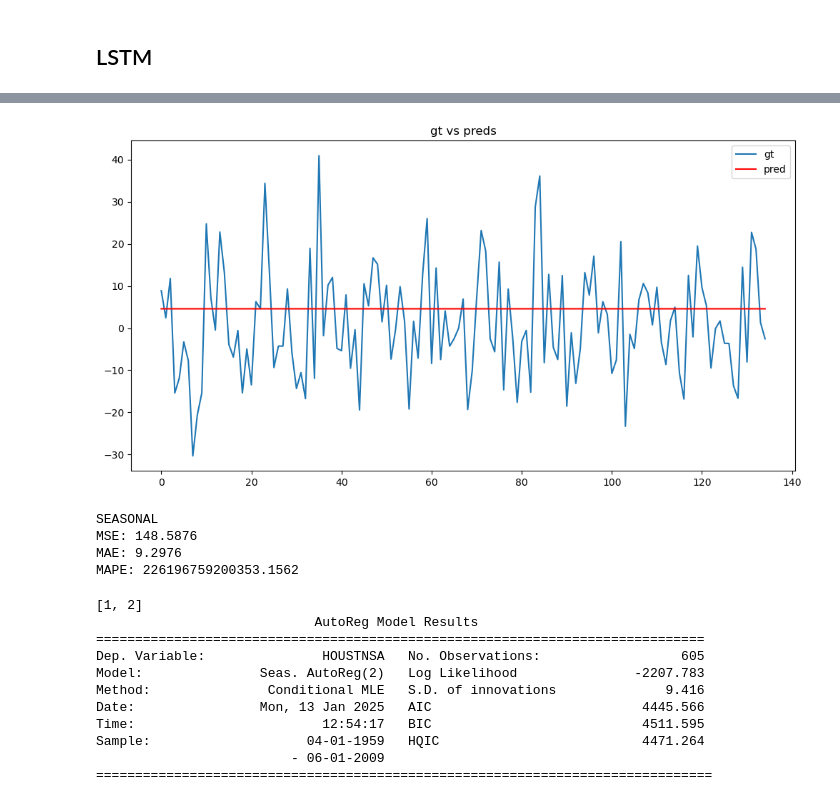
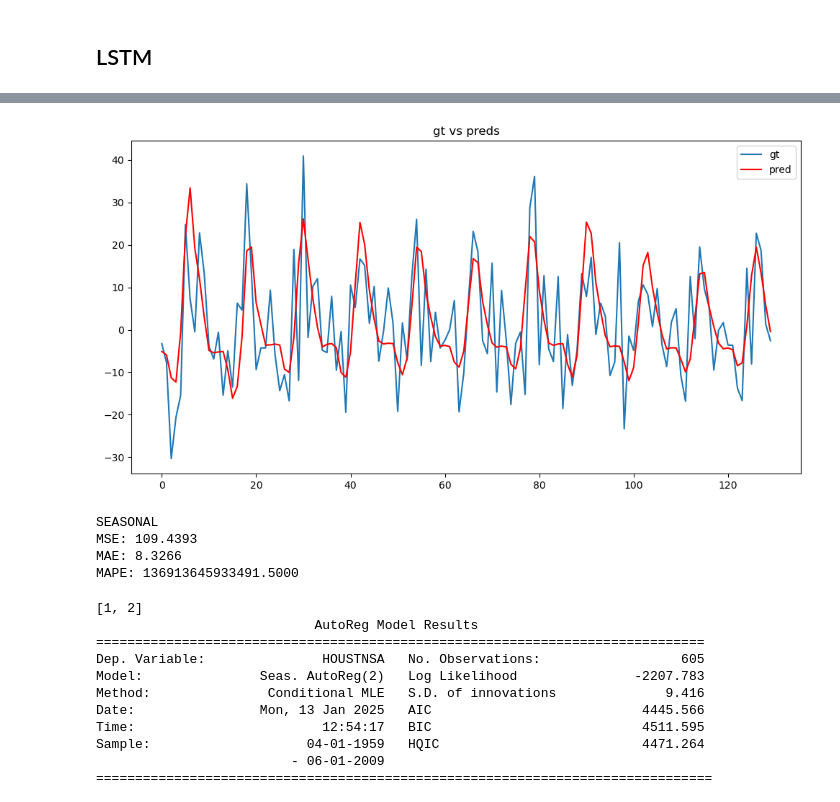
Before and after one commit to mattiasospetti/Data-Analysis, a Jupyter notebook: statsForecast.ipynb, the cells around one changed output, grey strips where cells are left out. Cells and saved outputs as stored; diff of their text form; code cells hidden in the pictures.

```diff
--- a/statsForecast.ipynb
+++ b/statsForecast.ipynb
@@ -270,7 +270,7 @@ def create_sequences(data, sequence_length):
         y.append(data[i+sequence_length])
     return np.array(X), np.array(y)
 
-sequence_length = 50
+sequence_length = 75
 X, y = create_sequences(data_scaled, sequence_length)
 
 X_train, X_test, y_train, y_test = train_test_split(X, y, test_size=0.2, random_state=42, shuffle=False)
@@ -286,7 +286,7 @@ model = Sequential([
 
 model.compile(optimizer=Adam(learning_rate=0.001), loss='mean_squared_error')
 
-history = model.fit(X_train, y_train, validation_data=(X_test, y_test), epochs=20, batch_size=32, verbose=0)
+history = model.fit(X_train, y_train, validation_data=(X_test, y_test), epochs=20, batch_size=16, verbose=0)
 
 predictions = model.predict(X_test)
 predictions_rescaled = scaler.inverse_transform(predictions)
@@ -303,4 +303,4 @@ plt.show()
-[figure, old version]
+[figure, new version]
 # %%
 sequence_lengths = [25,50,75,100]
 lrs = [0.01,0.001,0.0001]
@@ -341,7 +341,7 @@ for sequence_length in sequence_lengths:
 # %%
 mse = mean_squared_error(y_test_rescaled,predictions_rescaled)
 mae = mean_absolute_error(y_test_rescaled,predictions_rescaled)
-mape = mean_absolute_percentage_error(y_test_rescaled,predictions_rescaled)
+mape = mean_absolute_percentage_error(y_test_rescaled,predictions_rescaled)  # actually not suitable
 
 print('SEASONAL')
 print(f"MSE: {mse:.4f}")
@@ -349,9 +349,9 @@ print(f"MAE: {mae:.4f}")
 print(f"MAPE: {mape:.4f}")
 # %% [output]
 SEASONAL
-MSE: 148.5876
-MAE: 9.2976
-MAPE: 226196759200353.1562
+MSE: 109.4393
+MAE: 8.3266
+MAPE: 136913645933491.5000
 # %%
 trainSet, testSet = housing[:-120], housing[-120:]
 sel = ar_select_order(trainSet, 13, seasonal=True, old_names=False)
```
Also changed, not shown: parts of 2 cells of this notebook, 1 other file.
